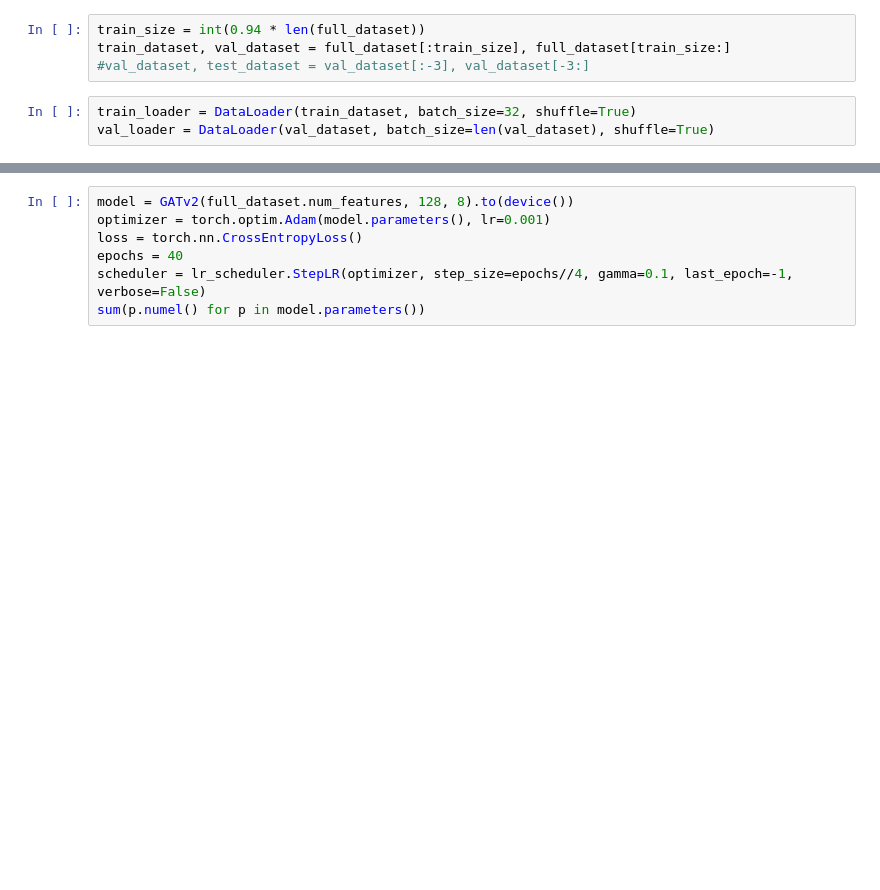
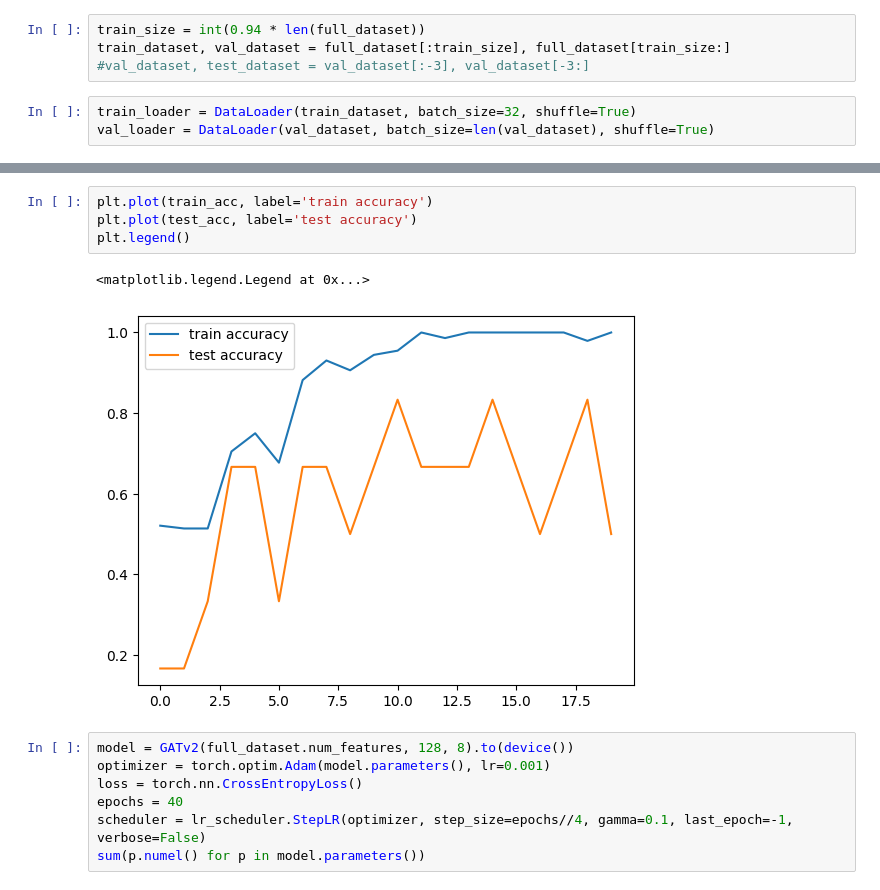
Before and after one commit to myxa/Open_Close_GNN, a Jupyter notebook: notebooks/model_training.ipynb, the cells around one changed output, grey strips where cells are left out. Drawn from its saved outputs; the diff is of its cells as text; blank space fills up the shorter version.

```diff
--- a/notebooks/model_training.ipynb
+++ b/notebooks/model_training.ipynb
@@ -82,3 +86,10 @@ plt.plot(val_loss);
+# %%
+plt.plot(train_acc, label='train accuracy')
+plt.plot(test_acc, label='test accuracy')
+plt.legend()
+# %% [output]
+<matplotlib.legend.Legend at 0x...>
+[figure, added]
 # %%
 model = GATv2(full_dataset.num_features, 128, 8).to(device())
 optimizer = torch.optim.Adam(model.parameters(), lr=0.001)
```
Also changed, not shown: parts of 8 cells of this notebook, 2 other files.
